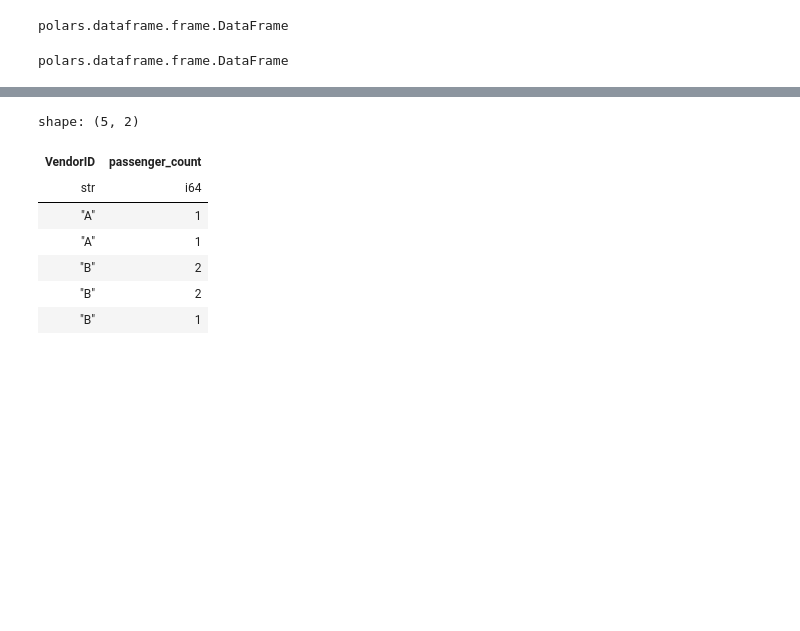
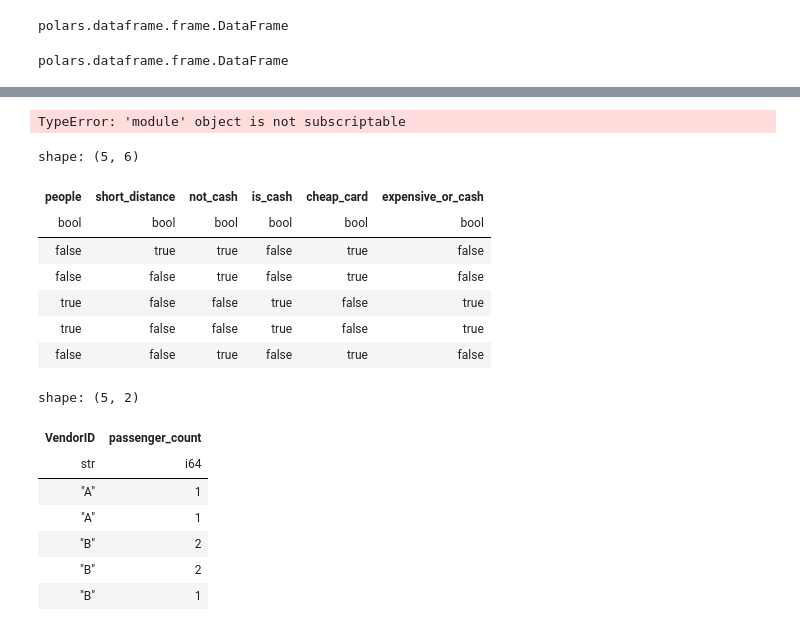
Before and after one commit to iop2000win/Basic, a Jupyter notebook: Polars___Basic.ipynb, the cells around one changed output, grey strips where cells are left out. Drawn from its saved outputs; the diff is of its cells as text; code cells hidden in the pictures; blank space fills up the shorter version.

```diff
--- a/Polars___Basic.ipynb
+++ b/Polars___Basic.ipynb
@@ -96,11 +107,14 @@ df_polars = pl.read_parquet('file_path')
 # 기본 연산
 pl_df_calculation = pl_df.select(
                                     (pl.col('passenger_count') + 1).alias('with_driver'),
+                                    # (pl['passenger_count'] +1).alais('with_driver'),
                                     (pl.col('trip_distance') - 1).alias('trip_distance - 1'),
                                     (pl.col('trip_distance') * 1.60934).alias('trip_distance_km'),
-                                    (pl.col('total_amount') / pl.col('trip_distance').alias('total_amout / trip_distance'))
+                                    ((pl.col('total_amount') / pl.col('trip_distance')).alias('total_amout / trip_distance'))
 )
 # (pl_df['passenger_count'] + 1).alias('with_driver')
+# %% [output]
+TypeError: 'module' object is not subscriptable
 # %%
 # 논리 연산
 pl_df_logical = pl_df.select(
@@ -117,6 +131,17 @@ pl_df_logical = pl_df.select(
                                     | (pl.col('payment_type') == 'cash')
                                 ).alias('expensive_or_cash')
 )
+# %%
+pl_df_logical
+# %% [output]
+shape: (5, 6)
+| people | short_distance | not_cash | is_cash | cheap_card | expensive_or_cash |
+| bool | bool | bool | bool | bool | bool |
+| false | true | true | false | true | false |
+| false | false | true | false | true | false |
+| true | false | false | true | false | true |
+| true | false | false | true | false | true |
+| false | false | true | false | true | false |
 # %%
 # 열 선택 방법
 display(pl_df[['vendor_id', 'passenger_count']])
```
Also changed, not shown: parts of 29 cells of this notebook, 1 other file.
